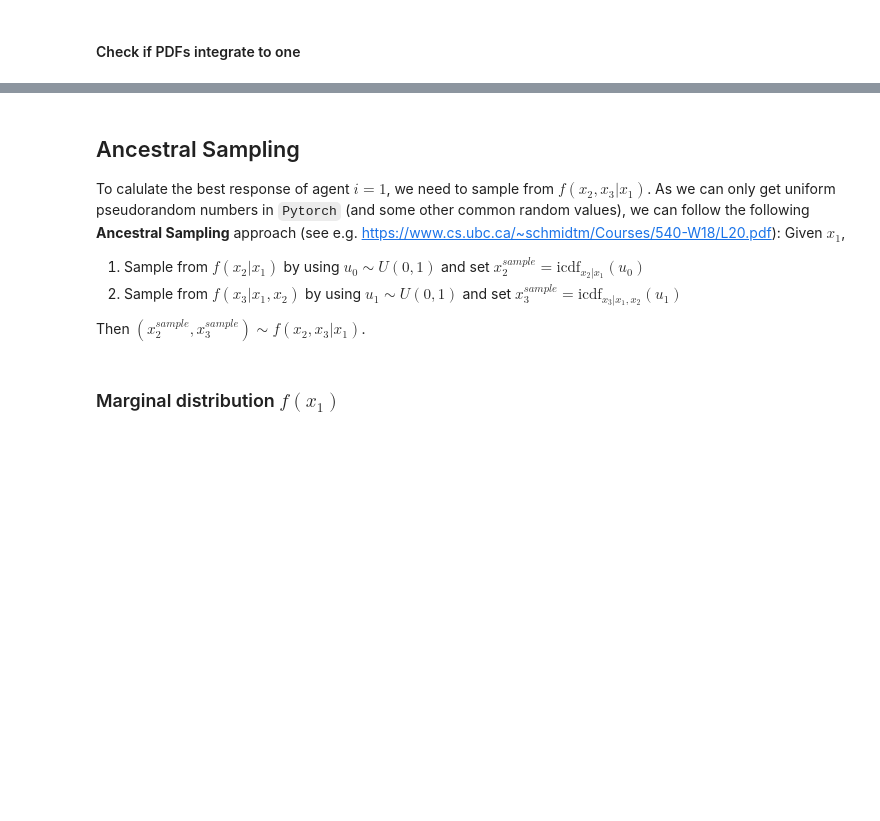
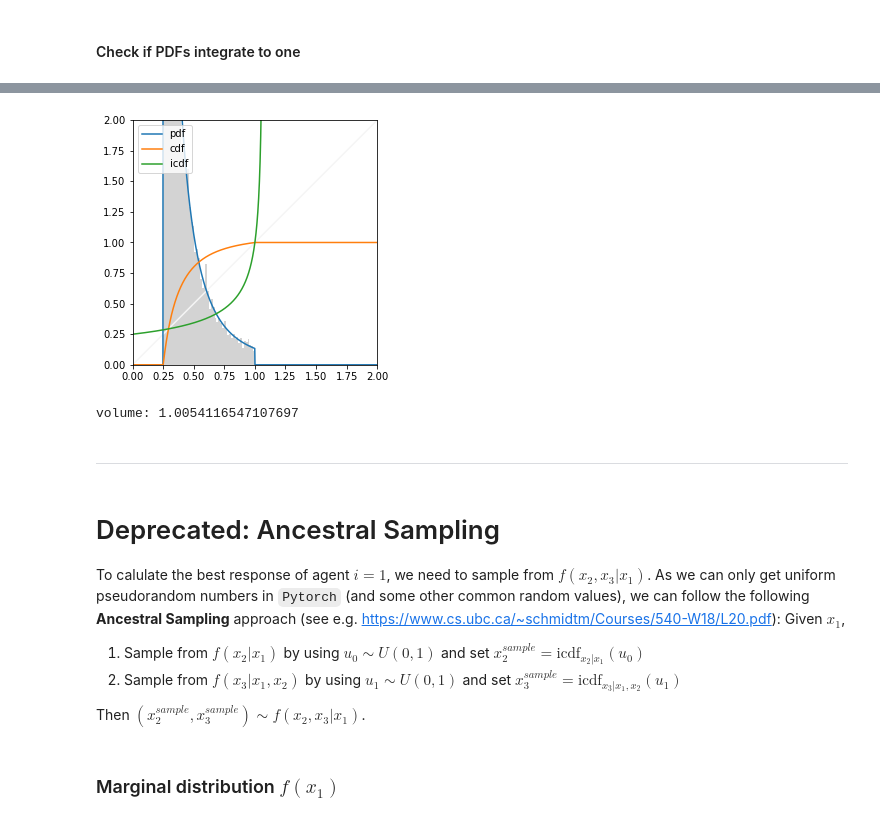
Before and after one commit to heidekrueger/bnelearn, a Jupyter notebook: notebooks/Interdependencies/Conditional Density CV.ipynb, the cells around one changed output, grey strips where cells are left out. Cells and saved outputs as stored; diff of their text form; code cells hidden in the pictures; blank space fills up the shorter version.

```diff
--- a/notebooks/Interdependencies/Conditional Density CV.ipynb
+++ b/notebooks/Interdependencies/Conditional Density CV.ipynb
@@ -80,5 +110,32 @@ volume of $f(x_1)$:         1.000133957037934
+# %%
+cond = torch.tensor(.5)
+
+v = torch.linspace(0, 2, 1000)
+p = pdf_v_cond_x(cond)(v).squeeze()
+c = cdf_v_cond_x(cond)(v).squeeze()
+i = icdf_v_cond_x(cond)(x).squeeze()
+
+fig = plt.figure(figsize=(16/2, 9/2))
+ax = plt.gca()
+plt.plot(x, x, color='whitesmoke')
+plt.plot(v, p, label='pdf')
+plt.plot(v, c, label='cdf')
+plt.plot(x, i, label='icdf')
+plt.hist(icdf_v_cond_x(cond)(torch.tensor(np.random.uniform(0, 1, len(x)))),
+         50, color='lightgrey', density=True)
+plt.xlim([0, 2]); plt.ylim([0, 2])
+plt.legend(loc='upper left')
+ax.set_aspect('equal', 'box')
+plt.show()
+print('volume:', torch.mean(pdf_v_cond_x(cond)(v[torch.logical_and(v > cond.item()/2, v < 1)])).item()
+      * (1 - cond.item()/2))
+# %% [output]
+[figure, added]
+volume: 1.0054116547107697
+# %% [markdown]
+---
 # %% [markdown]
-## Ancestral Sampling
+# Deprecated: Ancestral Sampling
 
 To calulate the best response of agent $i=1$, we need to sample from $f(x_2, x_3| x_1)$. As we can only get uniform pseudorandom numbers in `Pytorch` (and some other common random values), we can follow the following **Ancestral Sampling** approach (see e.g. https://www.cs.ubc.ca/~schmidtm/Courses/540-W18/L20.pdf): Given $x_1$,
 1. Sample from $f(x_2|x_1)$ by using $u_0 \sim U(0,1)$ and set $x_2^{sample} = \text{icdf}_{x_2|x_1}(u_0)$
```
Also changed, not shown: parts of 16 cells of this notebook, 3 other files.
